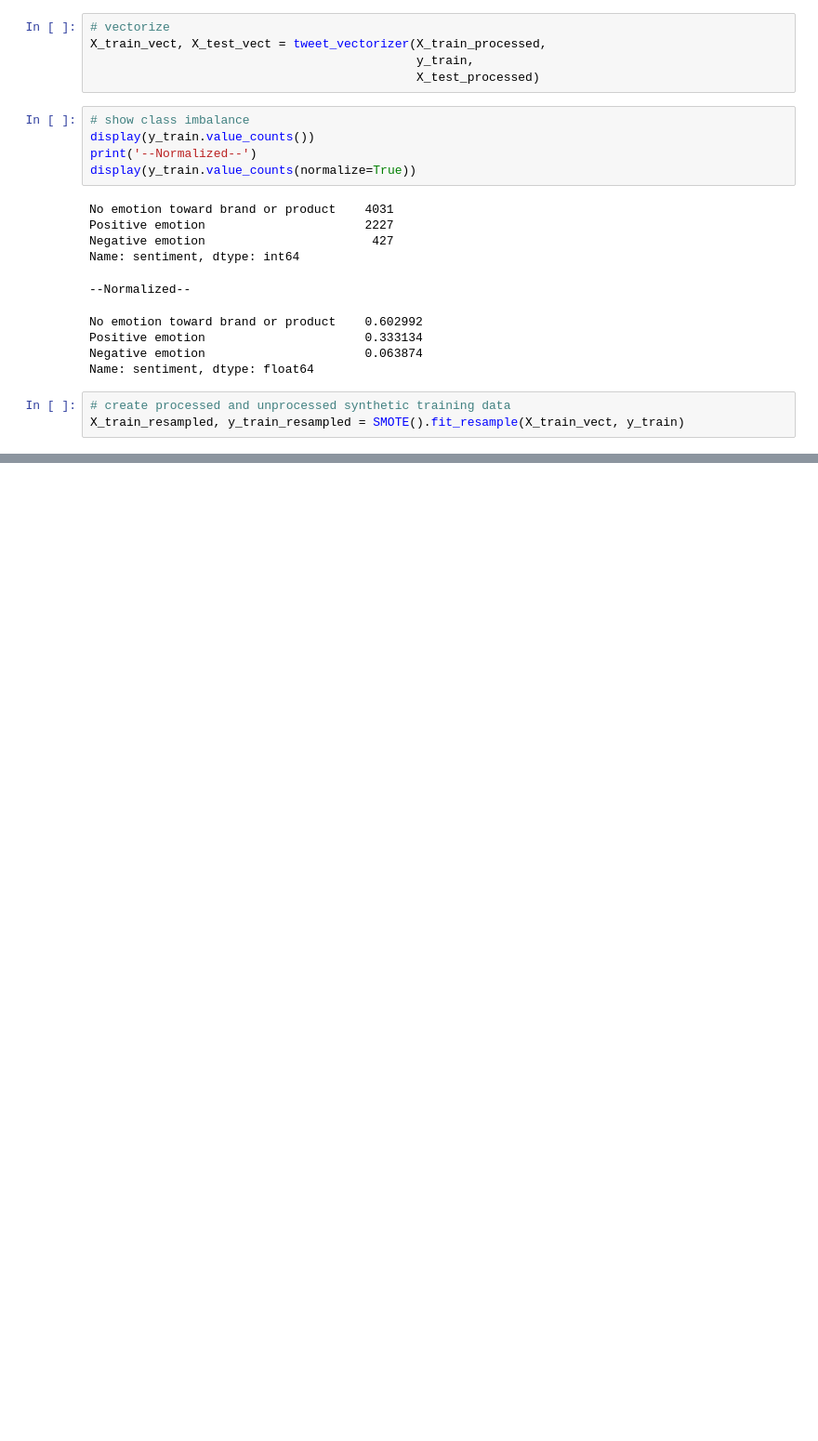
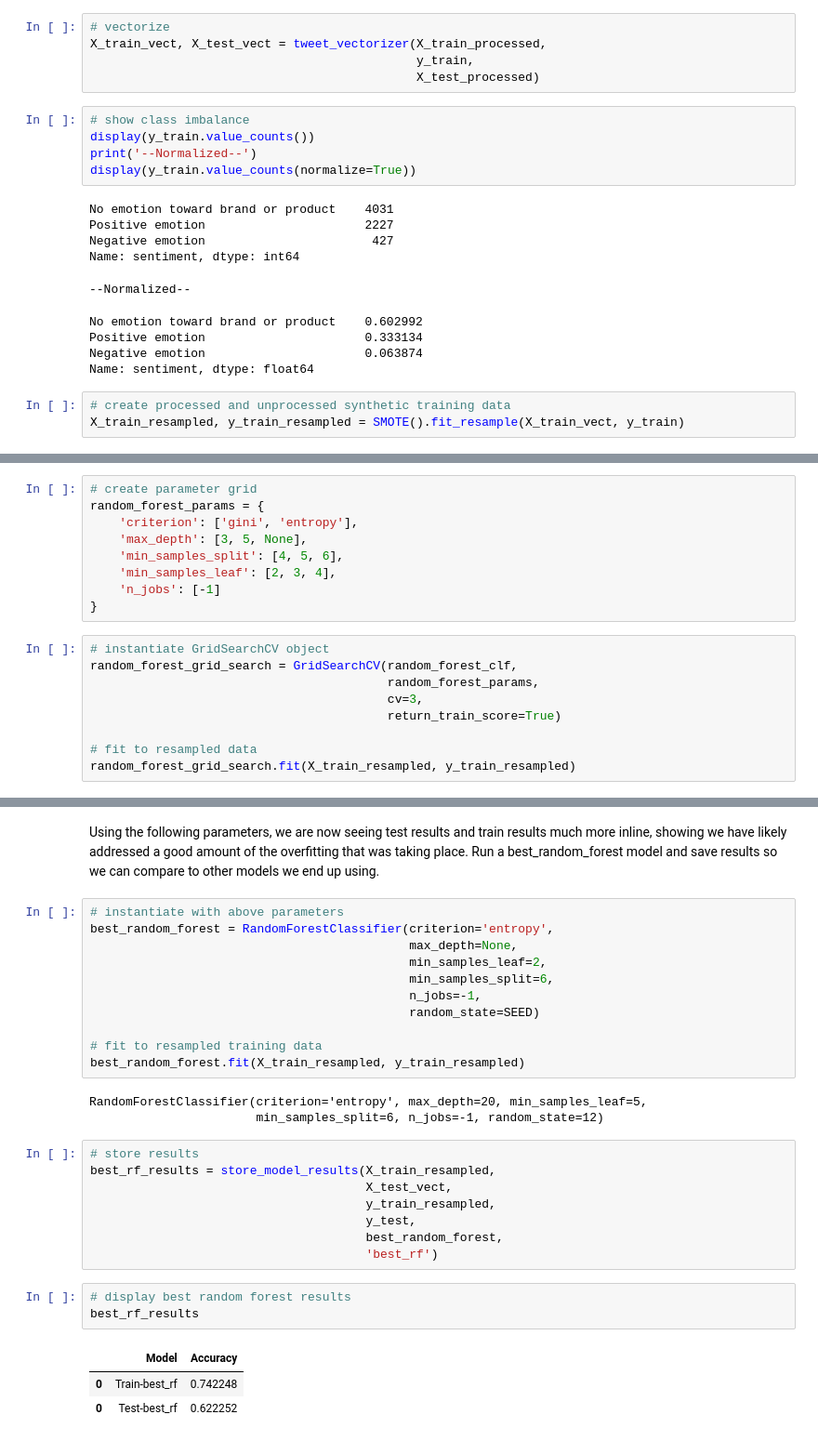
Before and after one commit to akaigraham/Tweet-Classification-NLP, a Jupyter notebook: final_sentiment.ipynb, the cells around one changed output, grey strips where cells are left out. Shown: that part at 93% size. Cells and saved outputs as stored; diff of their text form; blank space fills up the shorter version.

```diff
--- a/final_sentiment.ipynb
+++ b/final_sentiment.ipynb
@@ -673,0 +745,18 @@ mean_test_score = rf_grid_search.score(X_test_vect, y_test)
+# %%
+# create parameter grid
+random_forest_params = {
+    'criterion': ['gini', 'entropy'],
+    'max_depth': [3, 5, None],
+    'min_samples_split': [4, 5, 6],
+    'min_samples_leaf': [2, 3, 4],
+    'n_jobs': [-1]
+}
+# %%
+# instantiate GridSearchCV object
+random_forest_grid_search = GridSearchCV(random_forest_clf,
+                                         random_forest_params,
+                                         cv=3,
+                                         return_train_score=True)
+
+# fit to resampled data
+random_forest_grid_search.fit(X_train_resampled, y_train_resampled)
@@ -696,0 +807,31 @@ Best Parameter Combination Found During Grid Search:
+# %% [markdown]
+Using the following parameters, we are now seeing test results and train results much more inline, showing we have likely addressed a good amount of the overfitting that was taking place.  Run a best_random_forest model and save results so we can compare to other models we end up using.
+# %%
+# instantiate with above parameters
+best_random_forest = RandomForestClassifier(criterion='entropy',
+                                            max_depth=None,
+                                            min_samples_leaf=2,
+                                            min_samples_split=6,
+                                            n_jobs=-1,
+                                            random_state=SEED)
+
+# fit to resampled training data
+best_random_forest.fit(X_train_resampled, y_train_resampled)
+# %% [output]
+RandomForestClassifier(criterion='entropy', max_depth=20, min_samples_leaf=5,
+                       min_samples_split=6, n_jobs=-1, random_state=12)
+# %%
+# store results
+best_rf_results = store_model_results(X_train_resampled,
+                                      X_test_vect,
+                                      y_train_resampled,
+                                      y_test,
+                                      best_random_forest,
+                                      'best_rf')
+# %%
+# display best random forest results
+best_rf_results
+# %% [output]
+|  | Model | Accuracy |
+| 0 | Train-best_rf | 0.742248 |
+| 0 | Test-best_rf | 0.622252 |
```
Also changed, not shown: parts of 45 cells of this notebook.
